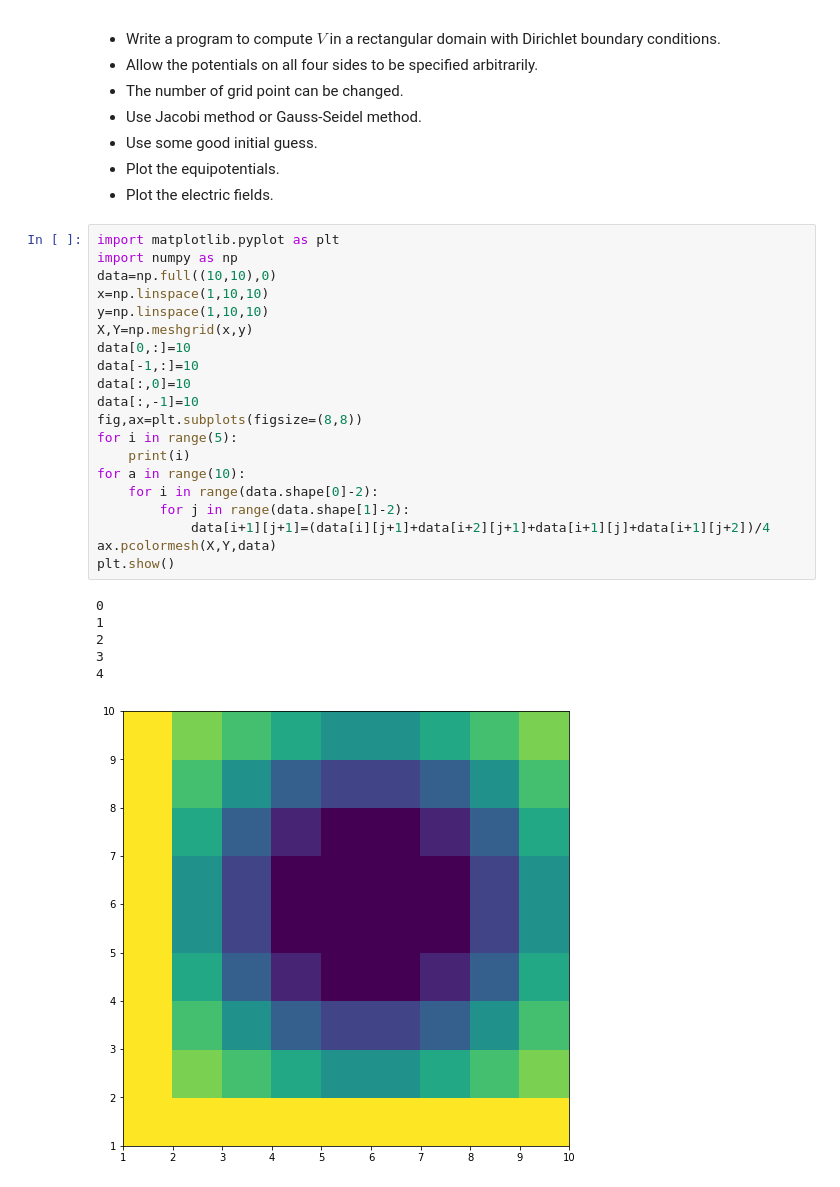
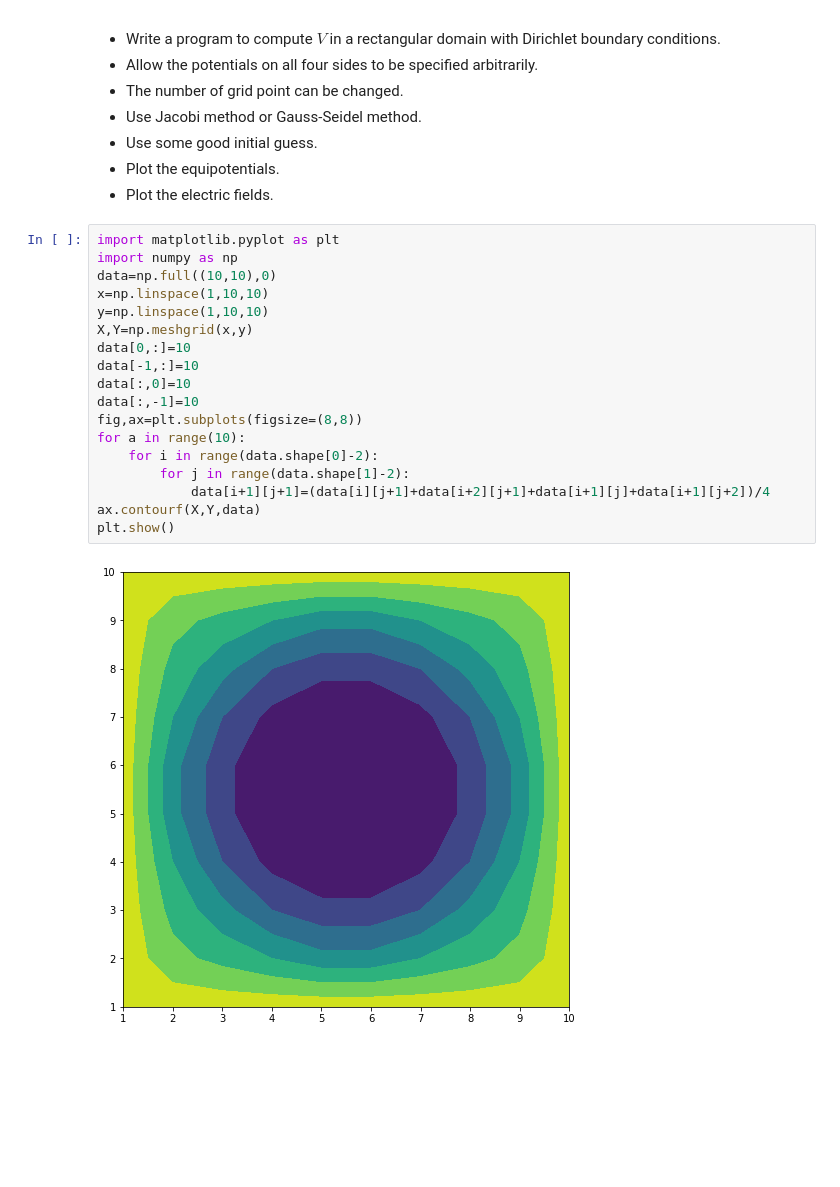
Before and after one commit to pcchen/Computation-in-Physics, a Jupyter notebook: 109022561/2021.11.08.ipynb, the cells around one changed output. Saved outputs shown, nothing was run; the diff lists cells and outputs as text; blank space fills up the shorter version.

```diff
--- a/109022561/2021.11.08.ipynb
+++ b/109022561/2021.11.08.ipynb
@@ -84,27 +84,20 @@ plt.show()
 # %%
 import matplotlib.pyplot as plt
 import numpy as np
 data=np.full((10,10),0)
 x=np.linspace(1,10,10)
 y=np.linspace(1,10,10)
 X,Y=np.meshgrid(x,y)
 data[0,:]=10
 data[-1,:]=10
 data[:,0]=10
 data[:,-1]=10
 fig,ax=plt.subplots(figsize=(8,8))
-for i in range(5):
-    print(i)
 for a in range(10):
     for i in range(data.shape[0]-2):
         for j in range(data.shape[1]-2):
             data[i+1][j+1]=(data[i][j+1]+data[i+2][j+1]+data[i+1][j]+data[i+1][j+2])/4
-ax.pcolormesh(X,Y,data)
+ax.contourf(X,Y,data)
 plt.show()
 # %% [output]
-0
-1
-2
-3
-4
-[figure, old version]
+[figure, new version]
```
